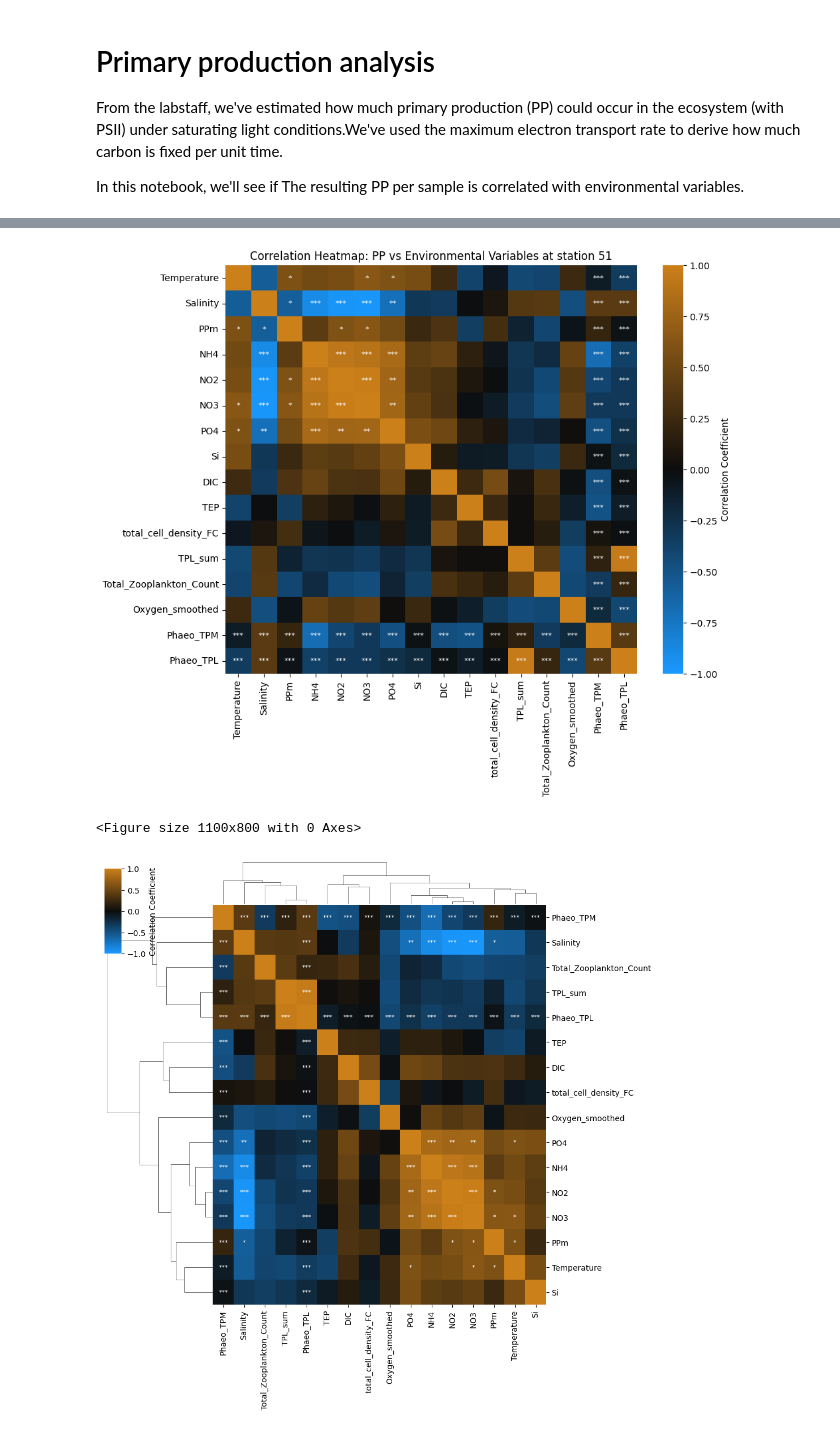
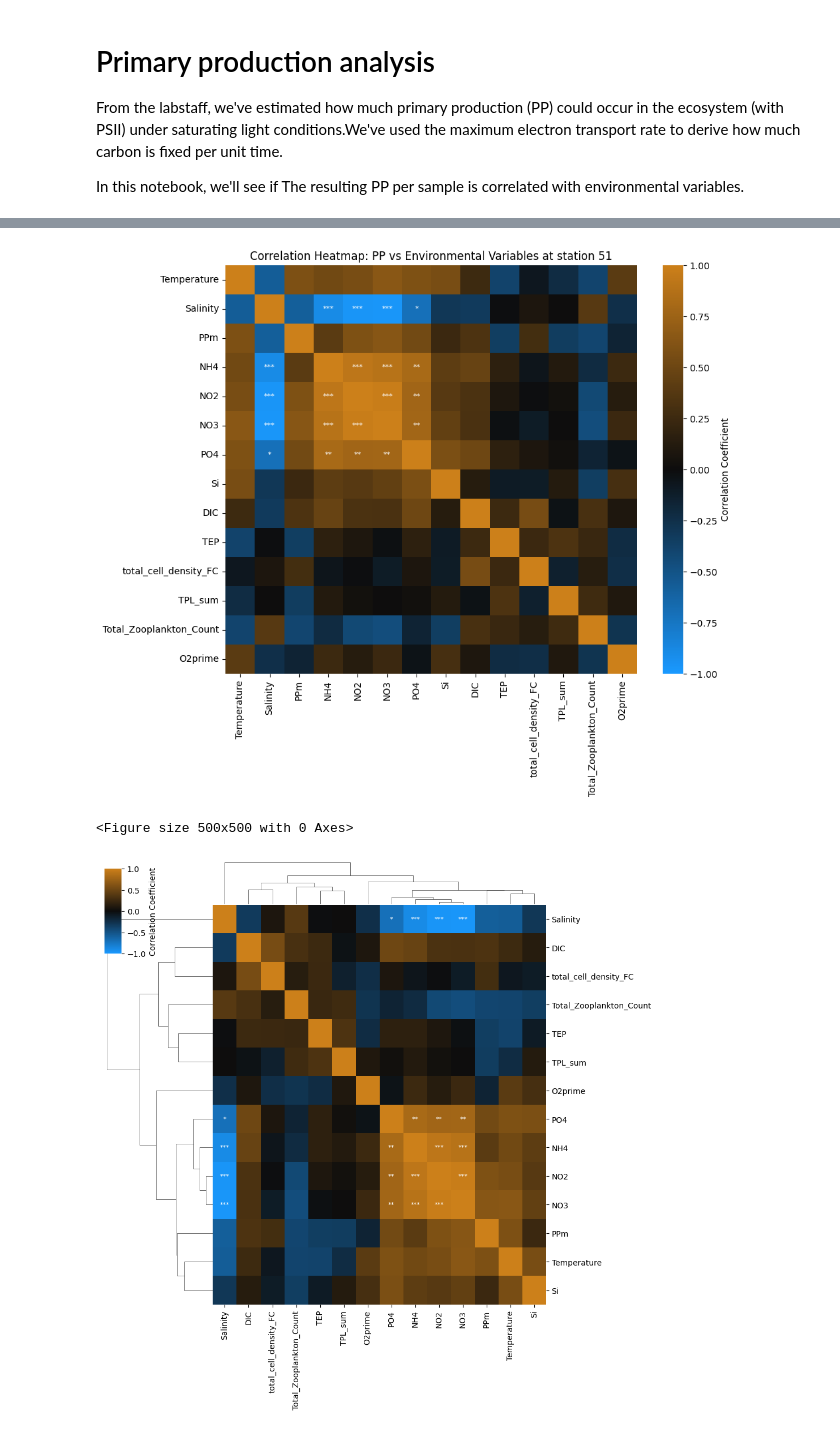
Before and after one commit to MichielPerneel/spring_campaign_2023, a Jupyter notebook: scripts/primary_production_correlation.ipynb, the cells around one changed output, grey strips where cells are left out. Drawn from its saved outputs; the diff is of its cells as text; code cells hidden in the pictures.

```diff
--- a/scripts/primary_production_correlation.ipynb
+++ b/scripts/primary_production_correlation.ipynb
@@ -53,10 +53,9 @@ transcript_data.columns = ['Station', 'TPL_sum']
 zooplankton_data = pd.read_csv('../data/analysis/zooplankton_counts.csv')
 
 ## Read in oxygen data
-oxygen_51 = pd.read_csv('../data/analysis/O2_smoother_station_51.csv')
-oxygen_130 = pd.read_csv('../data/analysis/O2_smoother_station_130.csv')
-## Combine data
-oxygen_data = pd.concat([oxygen_51, oxygen_130])
+oxygen_data = pd.read_csv('../data/analysis/O2prime_resids.csv')
+## Retain O2prime column only
+oxygen_data = oxygen_data[['Date', 'O2prime']]
 
 ## Read in chlorophyll data
 clorophyll_data = pd.read_csv('../data/samples_env_chlorophyll.csv')
@@ -188,30 +184,17 @@ plt.show()
 # Re-do for station 130 only
 # Filter data for Station 130
 station_130_data = merged_data[merged_data['StationPrefix'] == 130]
-## Add Phaeocystis TPM/TPL sums to the correlation_columns
-phaeo_TPM = pd.read_csv('../data/analysis/phaeocystis_bin_tpm_130.csv')
-phaeo_TPM.columns = ['Station', 'Phaeo_TPM']
-phaeo_TPL = pd.read_csv('../data/analysis/phaeocystis_bin_tpl_130.csv')
-phaeo_TPL.columns = ['Station', 'Phaeo_TPL']
-station_130_data = pd.merge(station_130_data, phaeo_TPM, on='Station', how='inner')
-station_130_data = pd.merge(station_130_data, phaeo_TPL, on='Station', how='inner')
 
-# Add Phaeocystis TPM/TPL sums to the correlation_columns
-correlation_columns_130 = [
-    'Temperature', 'Salinity', 'PPm',
-    'NH4', 'NO2', 'NO3', 'PO4', 'Si', 'DIC', 'TEP',
-    'total_cell_density_FC', 'TPL_sum', 'Total_Zooplankton_Count',
-    'Oxygen_smoothed', 'Phaeo_TPM', 'Phaeo_TPL']
-correlation_data = station_130_data[correlation_columns_130].dropna()
+correlation_data = station_130_data[correlation_columns].dropna()
 
 # Calculate Pearson correlation coefficients
 correlation_matrix = correlation_data.corr(method='pearson')
 
 # Calculate p-values
 p_values = np.zeros_like(correlation_matrix)
-for i, col in enumerate(correlation_columns_130):
-    for j in range(i, len(correlation_columns_130)):
-        X = sm.add_constant(correlation_data[correlation_columns_130[j]])  # Add constant
+for i, col in enumerate(correlation_columns):
+    for j in range(i, len(correlation_columns)):
+        X = sm.add_constant(correlation_data[correlation_columns[j]])  # Add constant
         model = sm.OLS(correlation_data[col], X).fit()  # Fit the linear model relating the two variables, col and correlation_columns[j] with constant
         p_values[i, j] = p_values[j, i] = model.pvalues.iloc[1]  # Store p-values
 
@@ -285,16 +268,8 @@ plt.show()
 # Re-do for station 51
 # Filter data for Station 51
 station_51_data = merged_data[merged_data['StationPrefix'] == 51]
-## Add Phaeocystis TPM/TPL sums to the correlation_columns
-phaeo_TPM = pd.read_csv('../data/analysis/phaeocystis_bin_tpm_51.csv')
-phaeo_TPM.columns = ['Station', 'Phaeo_TPM']
-phaeo_TPL = pd.read_csv('../data/analysis/phaeocystis_bin_tpl_51.csv')
-phaeo_TPL.columns = ['Station', 'Phaeo_TPL']
-station_51_data = pd.merge(station_51_data, phaeo_TPM, on='Station', how='inner')
-station_51_data = pd.merge(station_51_data, phaeo_TPL, on='Station', how='inner')
 
-# Add Phaeocystis TPM/TPL sums to the correlation_columns
-correlation_data = station_51_data[correlation_columns_130].dropna()
+correlation_data = station_51_data[correlation_columns].dropna()
 
 # Calculate Pearson correlation coefficients
 correlation_matrix = correlation_data.corr(method='pearson')
@@ -349,27 +324,27 @@ plt.savefig('../figures/correlation_heatmap_51.png', bbox_inches='tight', dpi=80
 plt.savefig('../figures/correlation_heatmap_51.svg', bbox_inches='tight', dpi=800)
 plt.show()
 # %% [output]
-[figure, old version]
+[figure, new version]
 # %%
 # Plot the clustermap
 ## Plot with the legend on the bottom right
-plt.figure(figsize=(11, 8))
+plt.figure(figsize=(5, 5))
 sns.clustermap(correlation_matrix,
                annot=annotations, fmt='',
                cmap=cmap,
                vmin=-1,
                vmax=1,
                cbar_kws={'label': 'Correlation Coefficient',
                          'shrink': 0.33},
                annot_kws={'fontsize': 8},
                row_cluster=True,
                col_cluster=True,
                dendrogram_ratio=(0.25, 0.1),
                cbar_pos=(0.02, 0.82, 0.03, 0.15))
 ## Save the plot
 plt.savefig('../figures/correlation_clustermap_51.png', bbox_inches='tight', dpi=800)
 plt.savefig('../figures/correlation_clustermap_51.svg', bbox_inches='tight', dpi=800)
 plt.show()
 # %% [output]
-<Figure size 1100x800 with 0 Axes>
+<Figure size 500x500 with 0 Axes>
-[figure, old version]
+[figure, new version]
```
Also changed, not shown: parts of 6 cells of this notebook, 13 other files.
